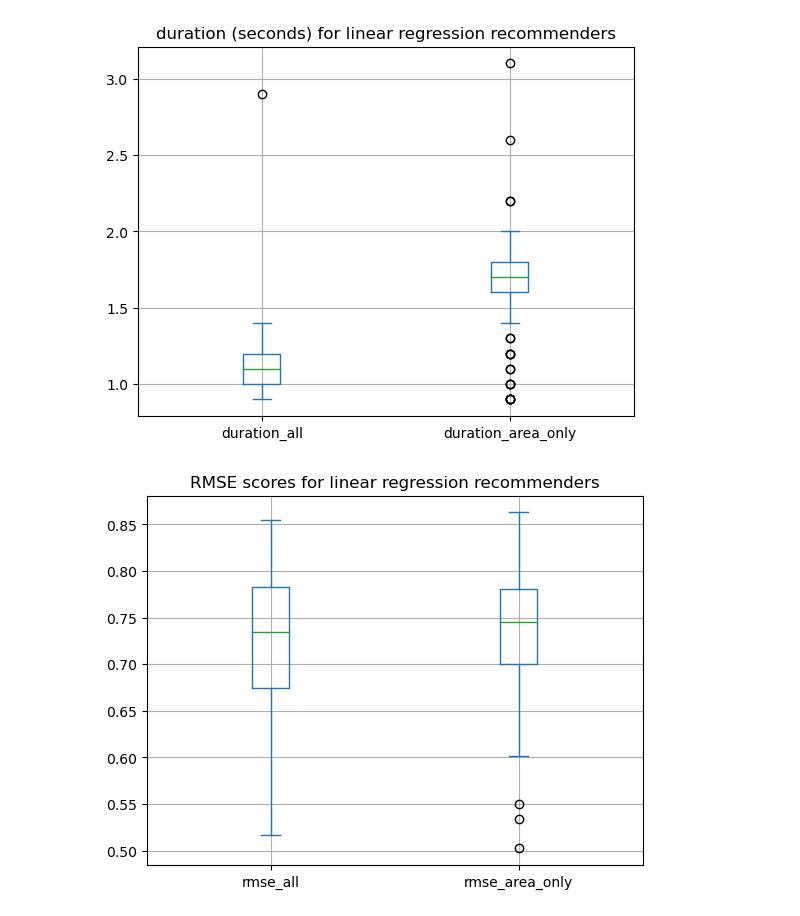
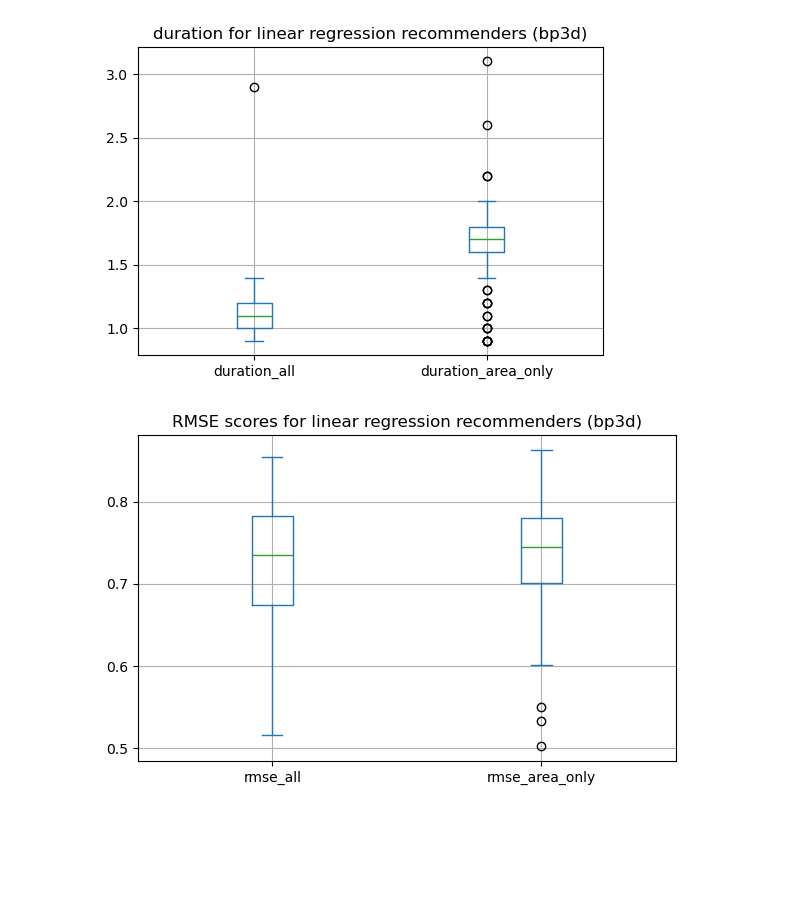
Before and after one commit to hahmed17/grafana_ml_modeling, a Jupyter notebook: banditware-ai-workflow/lr_analysis/linear regression viz.ipynb, the cells around one changed output. Saved outputs shown, nothing was run; the diff lists cells and outputs as text; code cells hidden in the pictures; blank space fills up the shorter version.

Commit message:
reduced plot figure sizes

```diff
--- a/banditware-ai-workflow/lr_analysis/linear regression viz.ipynb
+++ b/banditware-ai-workflow/lr_analysis/linear regression viz.ipynb
@@ -25,14 +26,25 @@ rmse_df = pd.DataFrame({'rmse_all': rmse_col1, 'rmse_area_only': rmse_col2})
 r2_col1 = df1['training_r2_score']
 r2_col2 = df2['training_r2_score']
 r2_df = pd.DataFrame({'r2_all': r2_col1, 'r2_area_only': r2_col2})
+# %%
+plt.rcParams["figure.figsize"] = (6, 4)
 # %%
-duration_fig = duration_df.plot(kind='box', title='duration (seconds) for linear regression recommenders', grid=True).get_figure()
+duration_fig = duration_df.plot(kind='box', title='duration for linear regression recommenders (bp3d)', grid=True).get_figure()
 duration_fig.savefig('../figures/bp3d_linreg_duration.png')
 # %% [output]
-[figure, old version]
+[figure, new version]
 # %%
-rmse_fig = rmse_df.plot(kind='box', title='RMSE scores for linear regression recommenders', grid=True).get_figure()
+# Create the plot
+ax = rmse_df.plot(kind='box', title='RMSE scores for linear regression recommenders (bp3d)', grid=True)
+
+# Set y-axis ticks at intervals of 1.0
+y_min, y_max = ax.get_ylim()
+ax.yaxis.set_major_locator(MultipleLocator(.1))
+
+# Adjust layout and save the figure
+rmse_fig = ax.get_figure()
+rmse_fig.tight_layout()  # Ensures layout adjustments for clarity
 rmse_fig.savefig('../figures/bp3d_linreg_rmse.png')
 # %% [output]
-[figure, old version]
+[figure, new version]
 # %%
```
Also changed, not shown: parts of 2 cells of this notebook, 7 other files.
